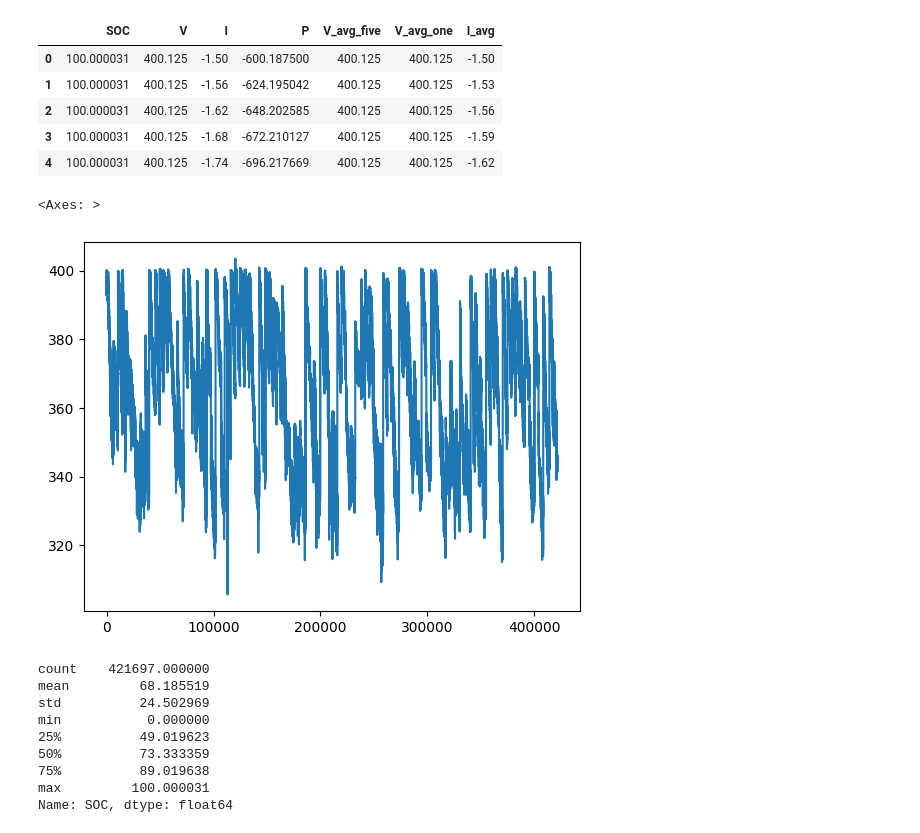
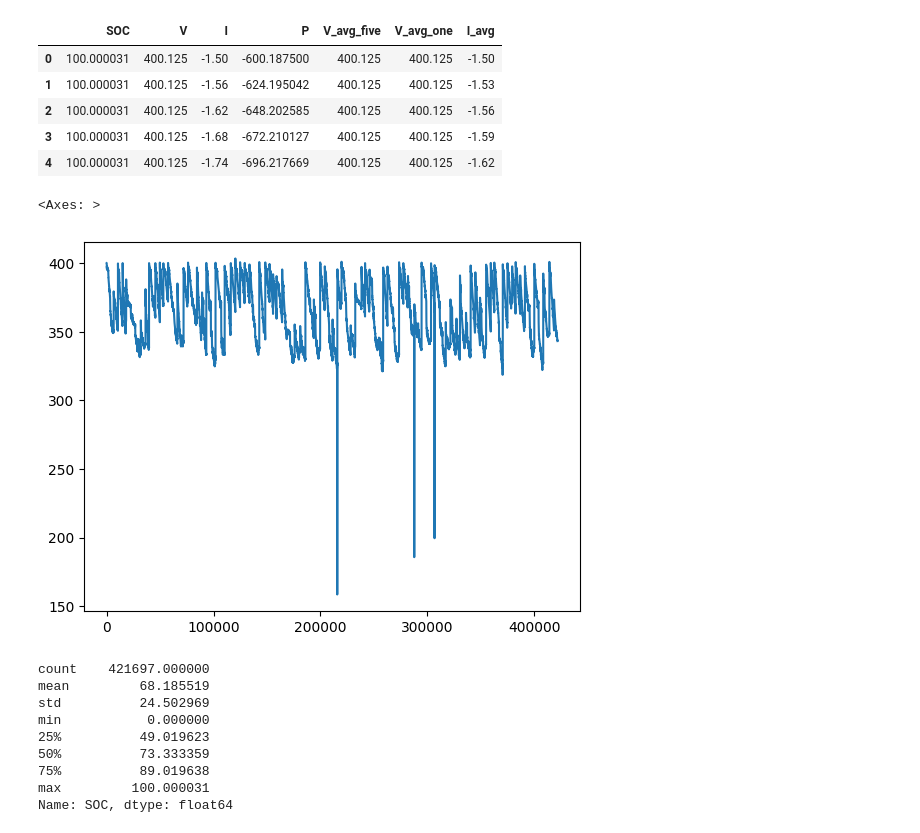
Before and after one commit to kylrw/Range-Estimation-MARC, a Jupyter notebook: autogluon_SOC.ipynb, the cells around one changed output. Cells and saved outputs as stored; diff of their text form; code cells hidden in the pictures.

```diff
--- a/autogluon_SOC.ipynb
+++ b/autogluon_SOC.ipynb
@@ -19,7 +19,7 @@ train_data.head()
 | 4 | 100.000031 | 400.125 | -1.74 | -696.217669 | 400.125 | 400.125 | -1.62 |
 # %%
 # plot V
-train_data['V'].plot()
+train_data['V_avg_one'].plot()
 # %% [output]
 <Axes: >
-[figure, old version]
+[figure, new version]
```
Also changed, not shown: parts of 1 cell of this notebook, 7 other files.
